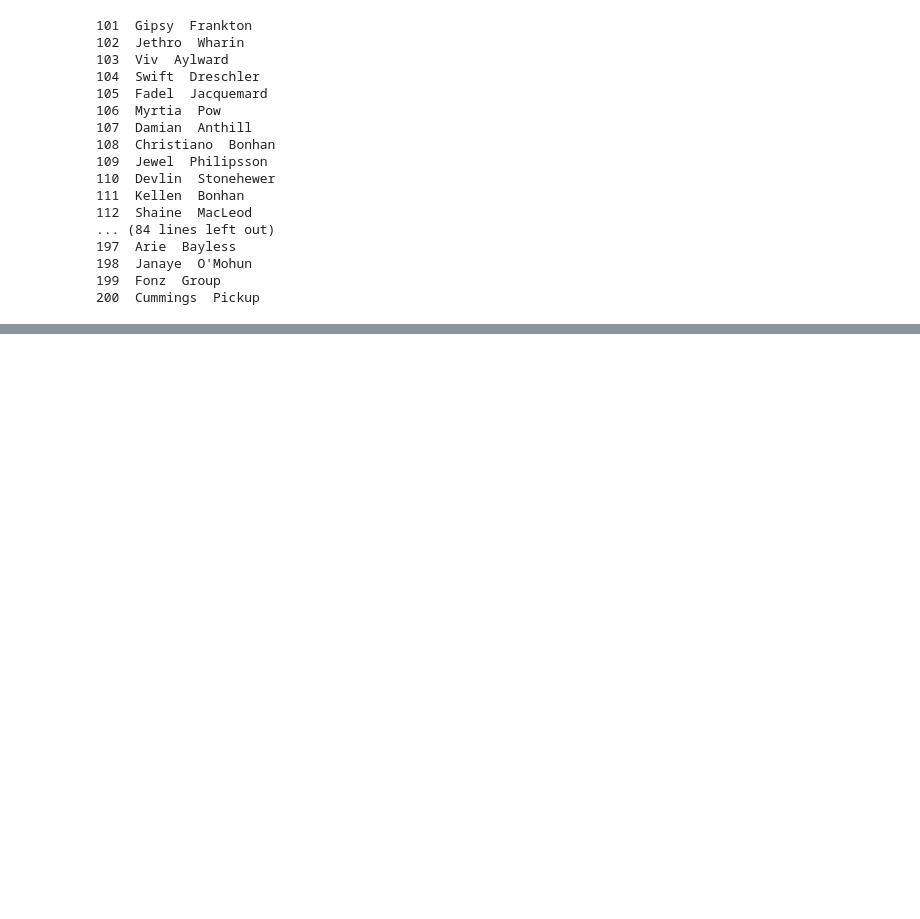
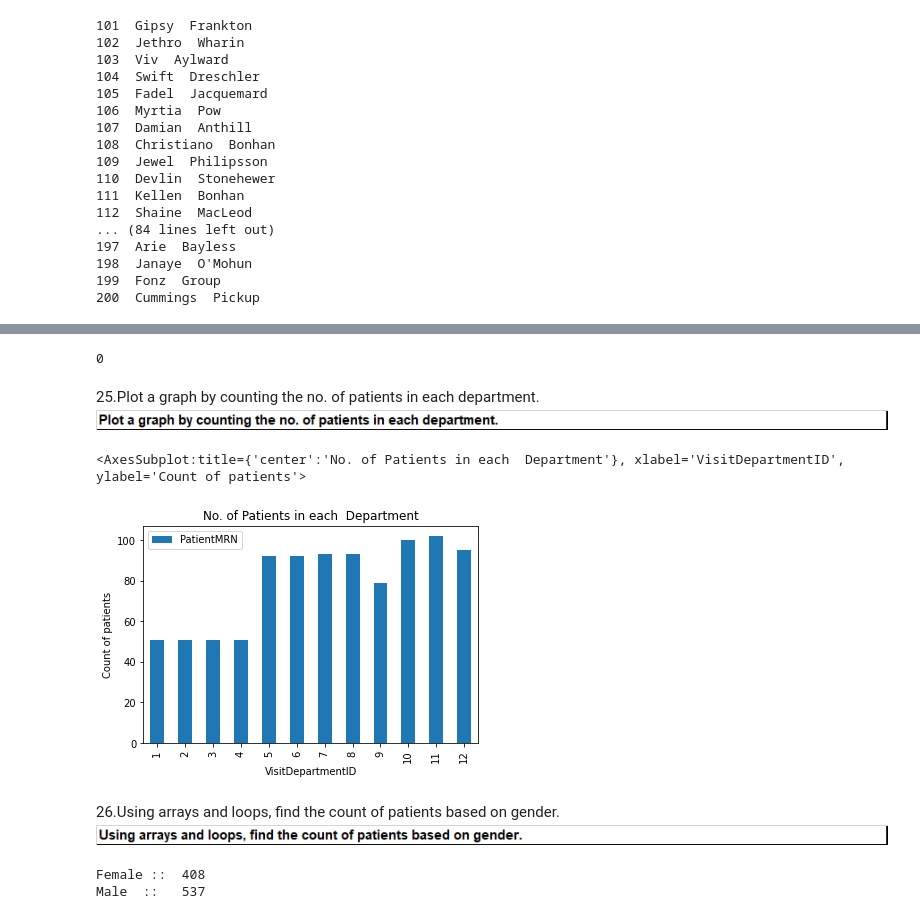
Before and after one commit to ArchanaDevaraju/python-warriors, a Jupyter notebook: Python Warriors-Divya.ipynb, the cells around one changed output, grey strips where cells are left out. Saved outputs shown, nothing was run; the diff lists cells and outputs as text; code cells hidden in the pictures; blank space fills up the shorter version.

```diff
--- a/Python Warriors-Divya.ipynb
+++ b/Python Warriors-Divya.ipynb
@@ -59,0 +130,30 @@ for N in range(101,201):
+# %%
+df_RR['ReadmissionFlag'].isnull().sum()
+# %% [output]
+0
+# %% [markdown]
+25.Plot a graph by counting the no. of patients in each department.
+![image.png](attachment:image.png)
+# %%
+df_AV.groupby(['VisitDepartmentID'])[['PatientMRN']].count().plot(kind='bar',ylabel='Count of patients',title="No. of Patients in each  Department")
+# %% [output]
+<AxesSubplot:title={'center':'No. of Patients in each  Department'}, xlabel='VisitDepartmentID', ylabel='Count of patients'>
+[figure, added]
+# %% [markdown]
+26.Using arrays and loops, find the count of patients based on gender.
+![image.png](attachment:image.png)
+# %%
+GFemale = 0
+GMale = 0
+
+for i, row in df_PA.iterrows():  #i: dataframe index; row: each row in series format
+    if row['Gender']=="Female":
+         GFemale = GFemale+1
+    elif row['Gender']=="Male":
+          GMale = GMale+1
+
+print("Female :: ",GFemale)
+print("Male  ::  ",GMale)
+# %% [output]
+Female ::  408
+Male  ::   537
```
Also changed, not shown: parts of 33 cells of this notebook.
